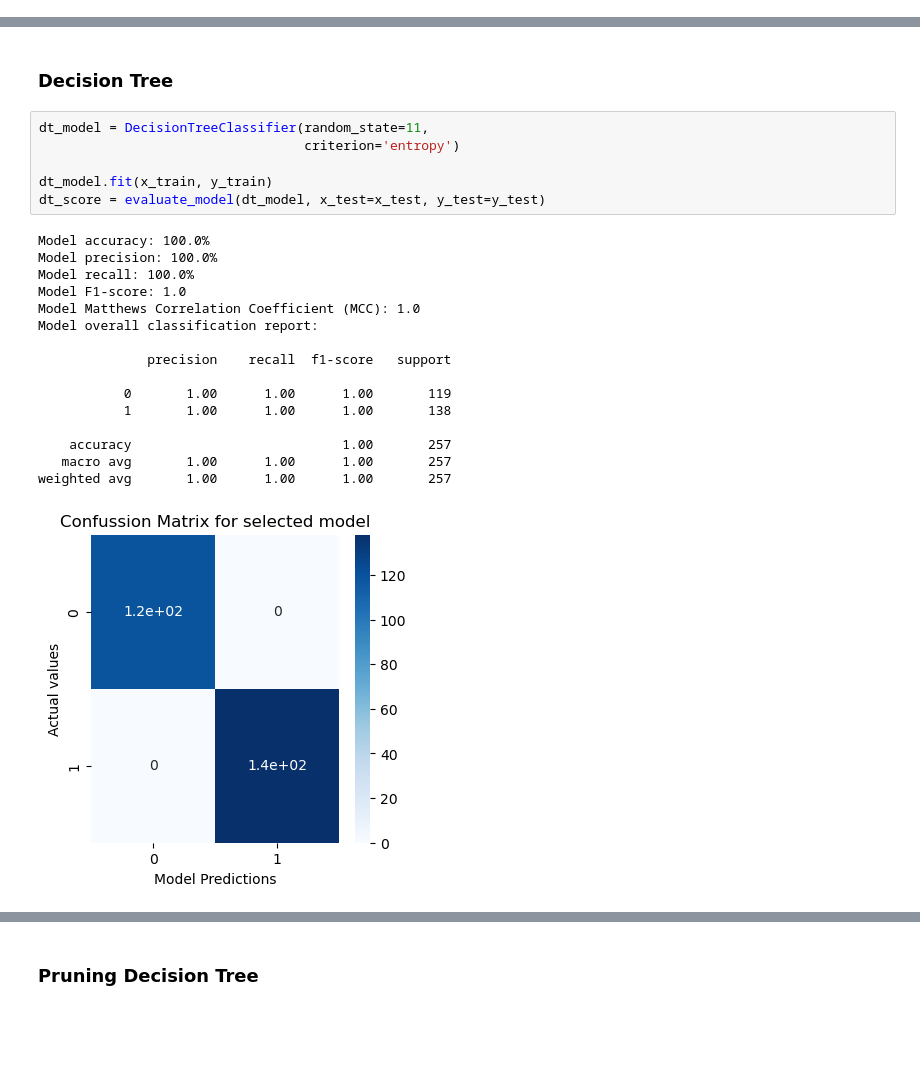
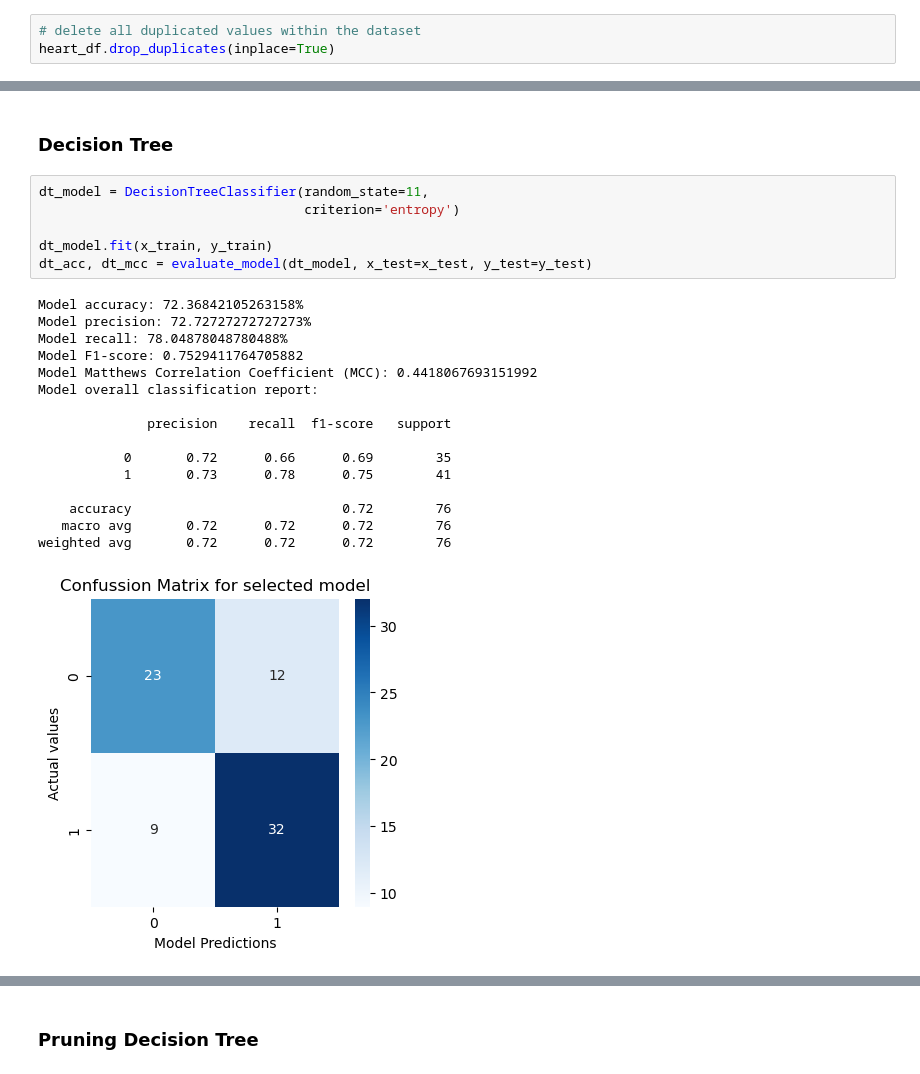
Before and after one commit to paulkli355/HeartFailure_Classification, a Jupyter notebook: classifier.ipynb, the cells around one changed output, grey strips where cells are left out. Cells and saved outputs as stored; diff of their text form; blank space fills up the shorter version.

Commit message:
drop duplicated records (observations) in dataset

```diff
--- a/classifier.ipynb
+++ b/classifier.ipynb
@@ -44,6 +44,9 @@ Input dataset has 1025 rows and 14 colums
 Input dataset consists of 13 features and 1 target column
 Target values are: [0 1]
 Input dataset contains 723 duplicated rows and 302 unique rows
+# %%
+# delete all duplicated values within the dataset
+heart_df.drop_duplicates(inplace=True)
 # %%
 # divide a heart failure dataset into features and target value sets
 x = heart_df.drop(columns=['target'])
@@ -75,26 +78,26 @@ y_cat_test = to_categorical(y_test)
 # %%
 dt_model = DecisionTreeClassifier(random_state=11,
                                   criterion='entropy')
 
 dt_model.fit(x_train, y_train)
-dt_score = evaluate_model(dt_model, x_test=x_test, y_test=y_test)
+dt_acc, dt_mcc = evaluate_model(dt_model, x_test=x_test, y_test=y_test)
 # %% [output]
-Model accuracy: 100.0%
-Model precision: 100.0%
-Model recall: 100.0%
-Model F1-score: 1.0
-Model Matthews Correlation Coefficient (MCC): 1.0
+Model accuracy: 72.36842105263158%
+Model precision: 72.72727272727273%
+Model recall: 78.04878048780488%
+Model F1-score: 0.7529411764705882
+Model Matthews Correlation Coefficient (MCC): 0.4418067693151992
 Model overall classification report:
 
               precision    recall  f1-score   support
 
-           0       1.00      1.00      1.00       119
-           1       1.00      1.00      1.00       138
+           0       0.72      0.66      0.69        35
+           1       0.73      0.78      0.75        41
 
-    accuracy                           1.00       257
-   macro avg       1.00      1.00      1.00       257
-weighted avg       1.00      1.00      1.00       257
+    accuracy                           0.72        76
+   macro avg       0.72      0.72      0.72        76
+weighted avg       0.72      0.72      0.72        76
-[figure, old version]
+[figure, new version]
 # %%
 # this model is overfitted
 plt.figure(figsize=(10,5))
```
Also changed, not shown: parts of 18 cells of this notebook, 1 other file.
